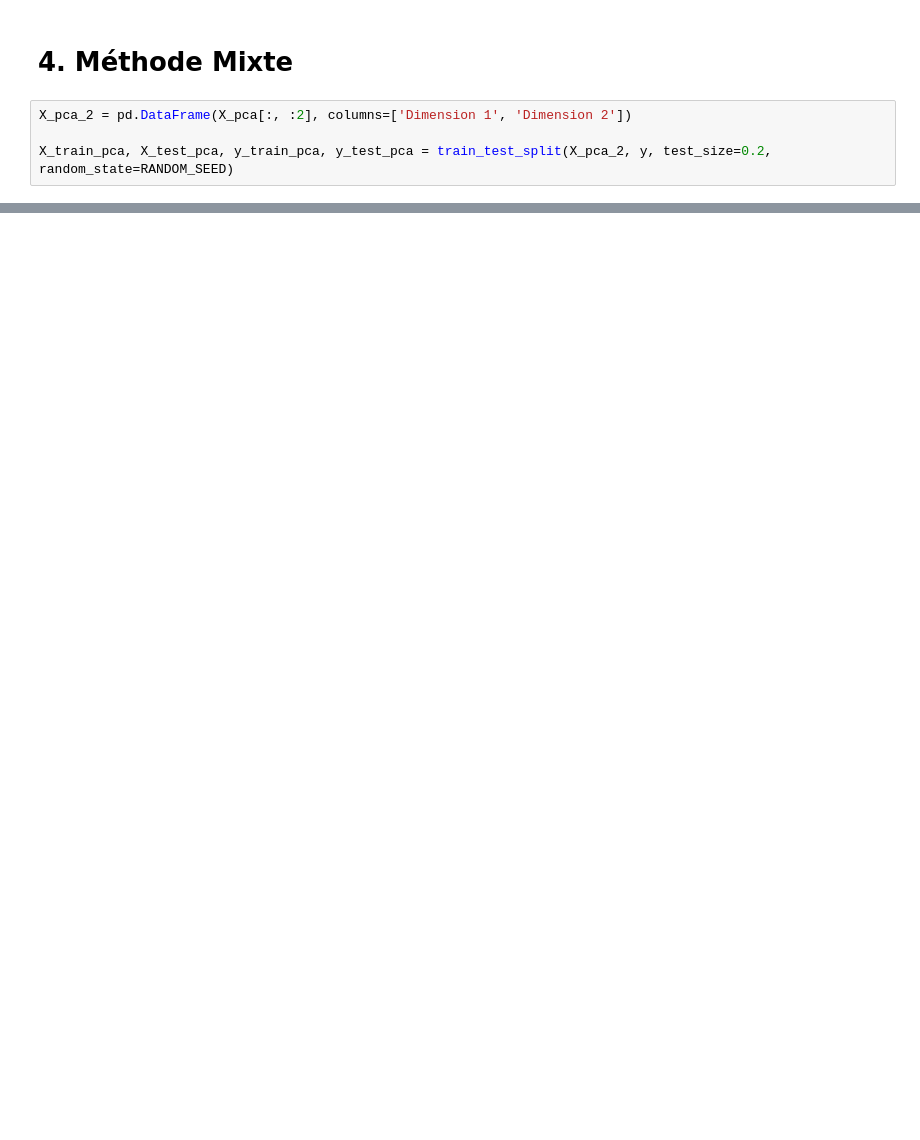
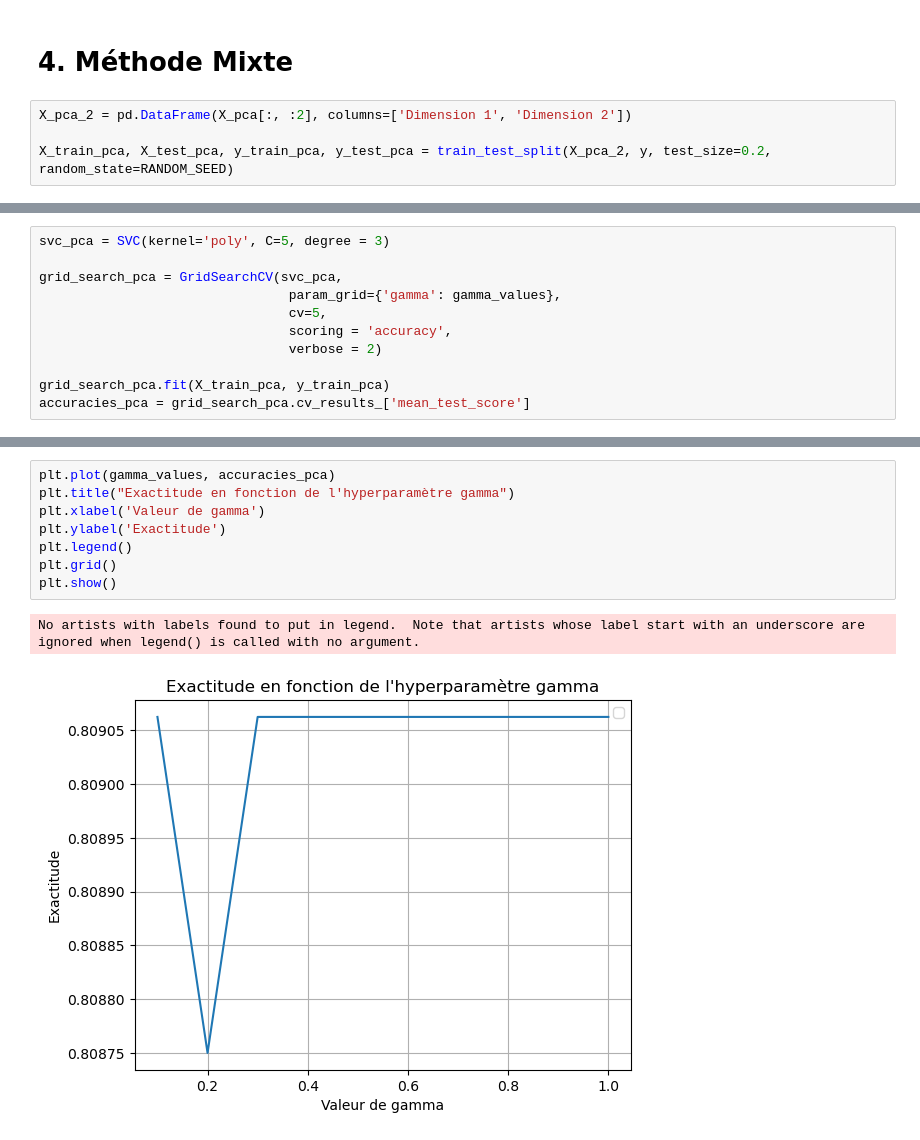
Before and after one commit to tanguy-linard/stellar-classification, a Jupyter notebook: stellar_classification.ipynb, the cells around one changed output, grey strips where cells are left out. Cells and saved outputs as stored; diff of their text form; blank space fills up the shorter version.

```diff
--- a/stellar_classification.ipynb
+++ b/stellar_classification.ipynb
@@ -633 +633,12 @@ print(f"Le nombre optimal de clusters pour GMM est : {k_best_pca}")
 Le nombre optimal de clusters pour GMM est : 2
+# %%
+svc_pca = SVC(kernel='poly', C=5, degree = 3)
+
+grid_search_pca = GridSearchCV(svc_pca,
+                                param_grid={'gamma': gamma_values},
+                                cv=5,
+                                scoring = 'accuracy',
+                                verbose = 2)
+
+grid_search_pca.fit(X_train_pca, y_train_pca)
+accuracies_pca = grid_search_pca.cv_results_['mean_test_score']
@@ -633,0 +663,11 @@ Le nombre optimal de clusters pour GMM est : 2
+# %%
+plt.plot(gamma_values, accuracies_pca)
+plt.title("Exactitude en fonction de l'hyperparamètre gamma")
+plt.xlabel('Valeur de gamma')
+plt.ylabel('Exactitude')
+plt.legend()
+plt.grid()
+plt.show()
+# %% [output]
+No artists with labels found to put in legend.  Note that artists whose label start with an underscore are ignored when legend() is called with no argument.
+[figure, added]
```
Also changed, not shown: parts of 9 cells of this notebook.
